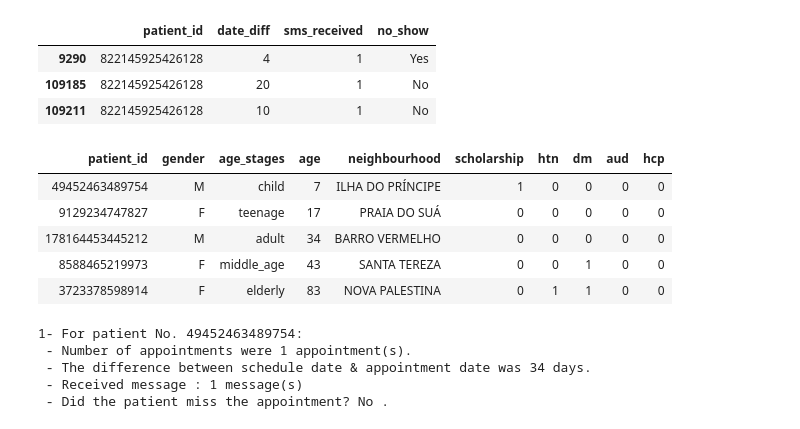
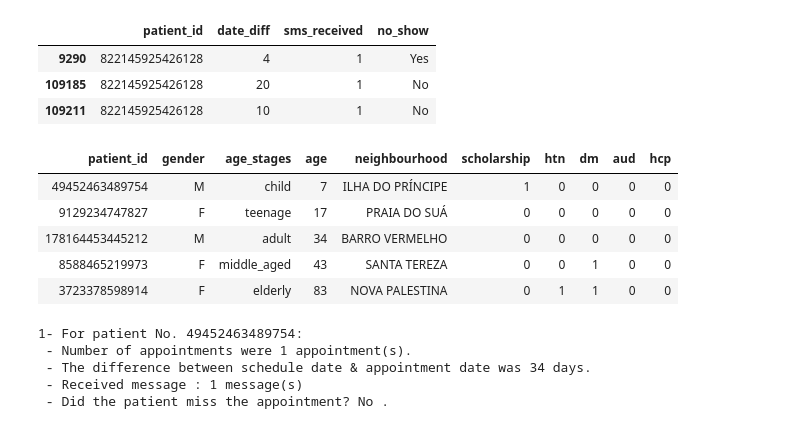
Before and after one commit to hend-a-ghafour/No-Show-Appointments, a Jupyter notebook: no_show_appointments.ipynb, the cells around one changed output. Drawn from its saved outputs; the diff is of its cells as text; code cells hidden in the pictures.

```diff
--- a/no_show_appointments.ipynb
+++ b/no_show_appointments.ipynb
@@ -236,7 +236,7 @@ df.head(1)
 df['age_stages']= ['child' if x <= 12
                    else 'teenage' if 12 < x <= 21
                    else 'adult' if 21 < x <= 40
-                   else 'middle_age' if 40 < x <= 65
+                   else 'middle_aged' if 40 < x <= 65
                    else 'elderly' for x in df['age']]
 df.head()
 # %% [output]
@@ -413,15 +428,15 @@ df.query('patient_id== 822145925426128').query('sms_received == 1').iloc[:,[0,5,
 # %%
 # Exploring a sample of 5 patients:
 sample= pd.concat([df.query('age_stages == "child"').sample(n=1,random_state=10), df.query('age_stages == "teenage"').sample(n=1,random_state=10),
-          df.query('age_stages == "adult"').sample(n=1,random_state=10),df.query('age_stages == "middle_age"').sample(n=1,random_state=10),
+          df.query('age_stages == "adult"').sample(n=1,random_state=10),df.query('age_stages == "middle_aged"').sample(n=1,random_state=10),
            df.query('age_stages == "elderly"').sample(n=1,random_state=1)])
 sample.iloc[:,[0,2,6,7,8,9,10,11,12,13]].style.hide()
 # %% [output]
 | patient_id | gender | age_stages | age | neighbourhood | scholarship | htn | dm | aud | hcp |
 | 49452463489754 | M | child | 7 | ILHA DO PRÍNCIPE | 1 | 0 | 0 | 0 | 0 |
 | 9129234747827 | F | teenage | 17 | PRAIA DO SUÁ | 0 | 0 | 0 | 0 | 0 |
 | 178164453445212 | M | adult | 34 | BARRO VERMELHO | 0 | 0 | 0 | 0 | 0 |
-| 8588465219973 | F | middle_age | 43 | SANTA TEREZA | 0 | 0 | 1 | 0 | 0 |
+| 8588465219973 | F | middle_aged | 43 | SANTA TEREZA | 0 | 0 | 1 | 0 | 0 |
 | 3723378598914 | F | elderly | 83 | NOVA PALESTINA | 0 | 1 | 1 | 0 | 0 |
 # %%
 print(f'1- For patient No. {sample.iloc[0,0]}:')
```
Also changed, not shown: parts of 6 cells of this notebook.
